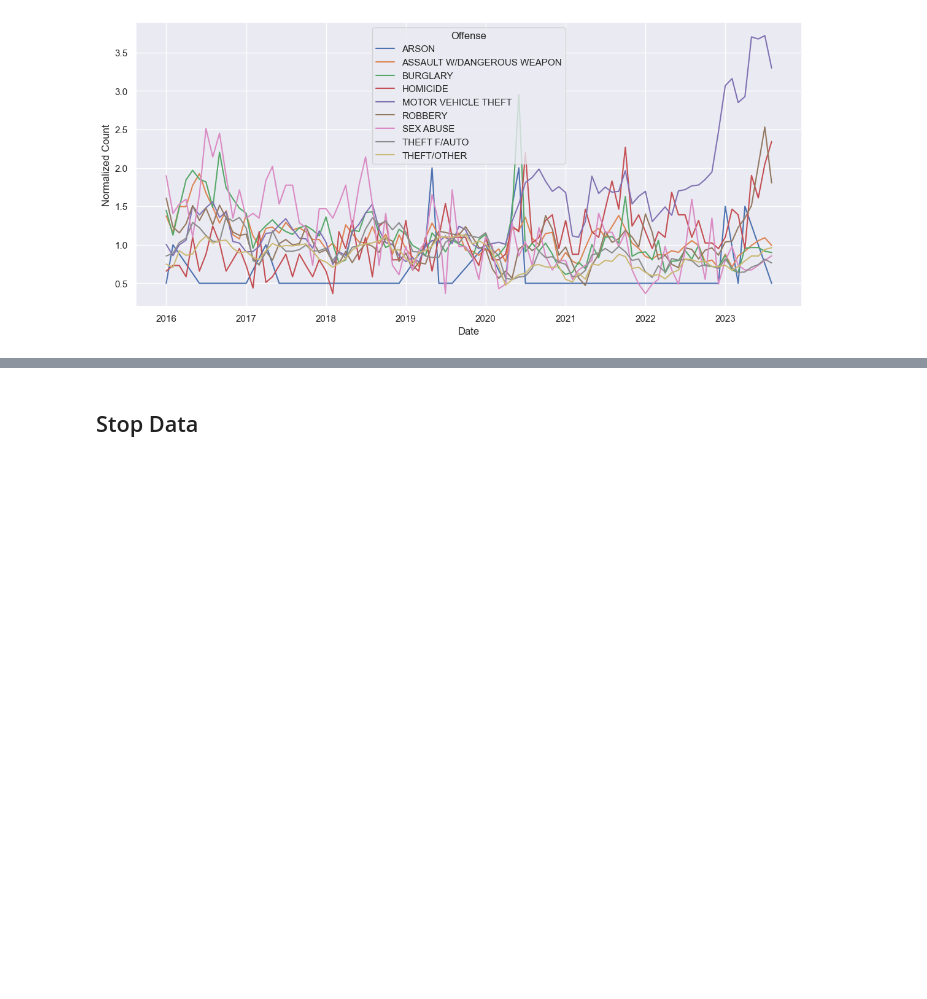
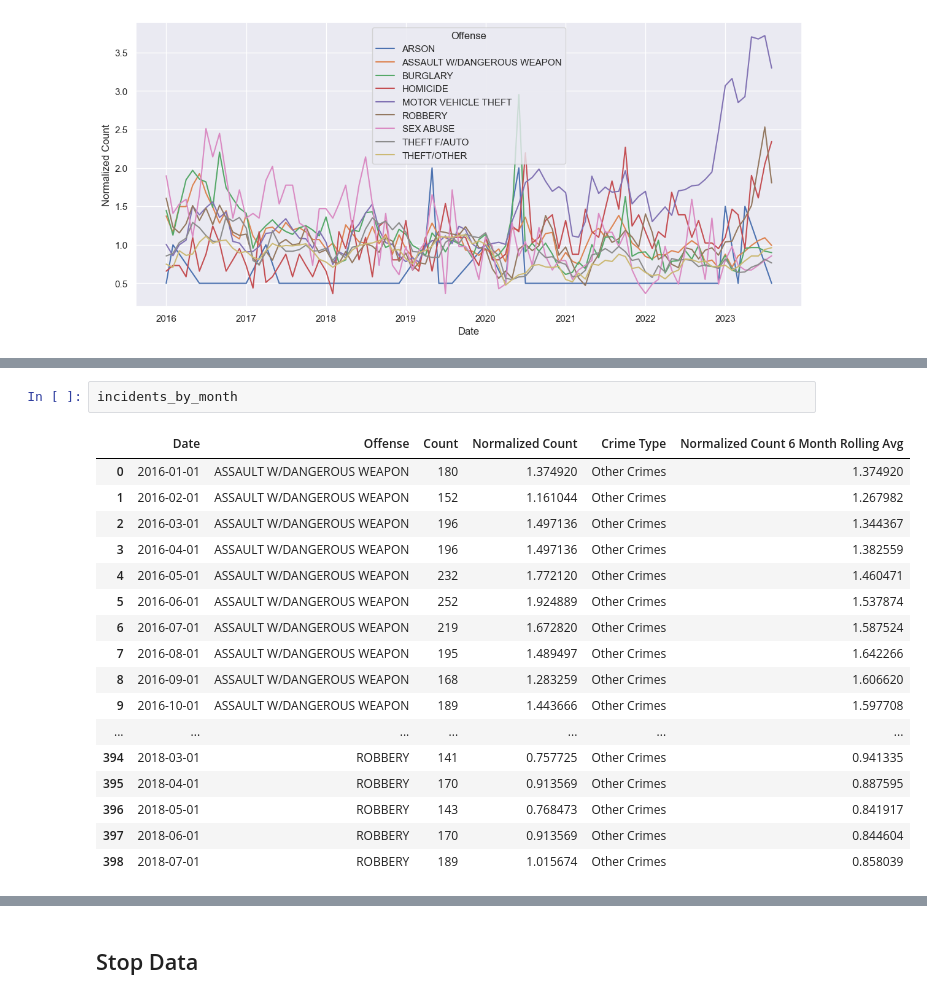
Before and after one commit to taylorterry3/dc_crime, a Jupyter notebook: notebooks/DC_MPD_Crime_stats.ipynb, the cells around one changed output, grey strips where cells are left out. Drawn from its saved outputs; the diff is of its cells as text; blank space fills up the shorter version.

```diff
--- a/notebooks/DC_MPD_Crime_stats.ipynb
+++ b/notebooks/DC_MPD_Crime_stats.ipynb
@@ -242,3 +272,23 @@ incidents_by_month.sort_values("Crime Type", inplace=True)  # hack for graph ord
+# %%
+incidents_by_month
+# %% [output]
+|  | Date | Offense | Count | Normalized Count | Crime Type | Normalized Count 6 Month Rolling Avg |
+| 0 | 2016-01-01 | ASSAULT W/DANGEROUS WEAPON | 180 | 1.374920 | Other Crimes | 1.374920 |
+| 1 | 2016-02-01 | ASSAULT W/DANGEROUS WEAPON | 152 | 1.161044 | Other Crimes | 1.267982 |
+| 2 | 2016-03-01 | ASSAULT W/DANGEROUS WEAPON | 196 | 1.497136 | Other Crimes | 1.344367 |
+| 3 | 2016-04-01 | ASSAULT W/DANGEROUS WEAPON | 196 | 1.497136 | Other Crimes | 1.382559 |
+| 4 | 2016-05-01 | ASSAULT W/DANGEROUS WEAPON | 232 | 1.772120 | Other Crimes | 1.460471 |
+| 5 | 2016-06-01 | ASSAULT W/DANGEROUS WEAPON | 252 | 1.924889 | Other Crimes | 1.537874 |
+| 6 | 2016-07-01 | ASSAULT W/DANGEROUS WEAPON | 219 | 1.672820 | Other Crimes | 1.587524 |
+| 7 | 2016-08-01 | ASSAULT W/DANGEROUS WEAPON | 195 | 1.489497 | Other Crimes | 1.642266 |
+| 8 | 2016-09-01 | ASSAULT W/DANGEROUS WEAPON | 168 | 1.283259 | Other Crimes | 1.606620 |
+| 9 | 2016-10-01 | ASSAULT W/DANGEROUS WEAPON | 189 | 1.443666 | Other Crimes | 1.597708 |
+| ... | ... | ... | ... | ... | ... | ... |
+| 394 | 2018-03-01 | ROBBERY | 141 | 0.757725 | Other Crimes | 0.941335 |
+| 395 | 2018-04-01 | ROBBERY | 170 | 0.913569 | Other Crimes | 0.887595 |
+| 396 | 2018-05-01 | ROBBERY | 143 | 0.768473 | Other Crimes | 0.841917 |
+| 397 | 2018-06-01 | ROBBERY | 170 | 0.913569 | Other Crimes | 0.844604 |
+| 398 | 2018-07-01 | ROBBERY | 189 | 1.015674 | Other Crimes | 0.858039 |
 # %%
 # labels still bad but it makes the point
 sns.set(rc={"figure.figsize": (14, 6)})
```
Also changed, not shown: parts of 22 cells of this notebook.
